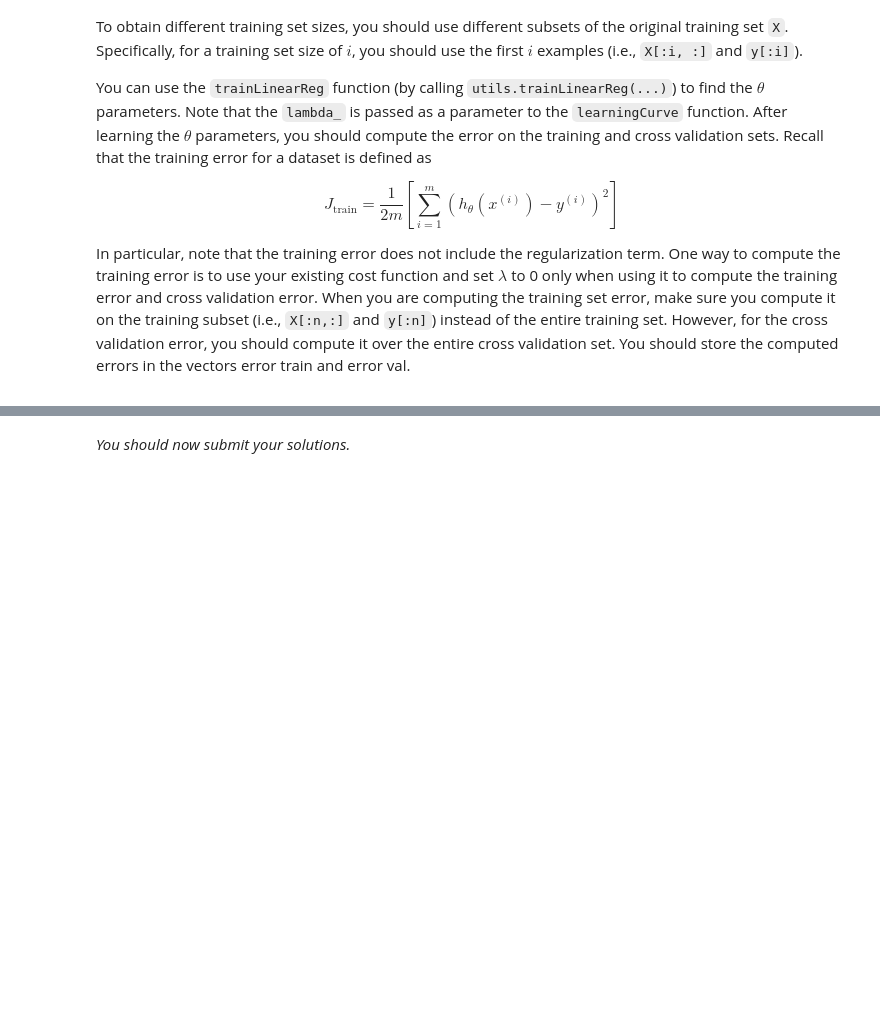
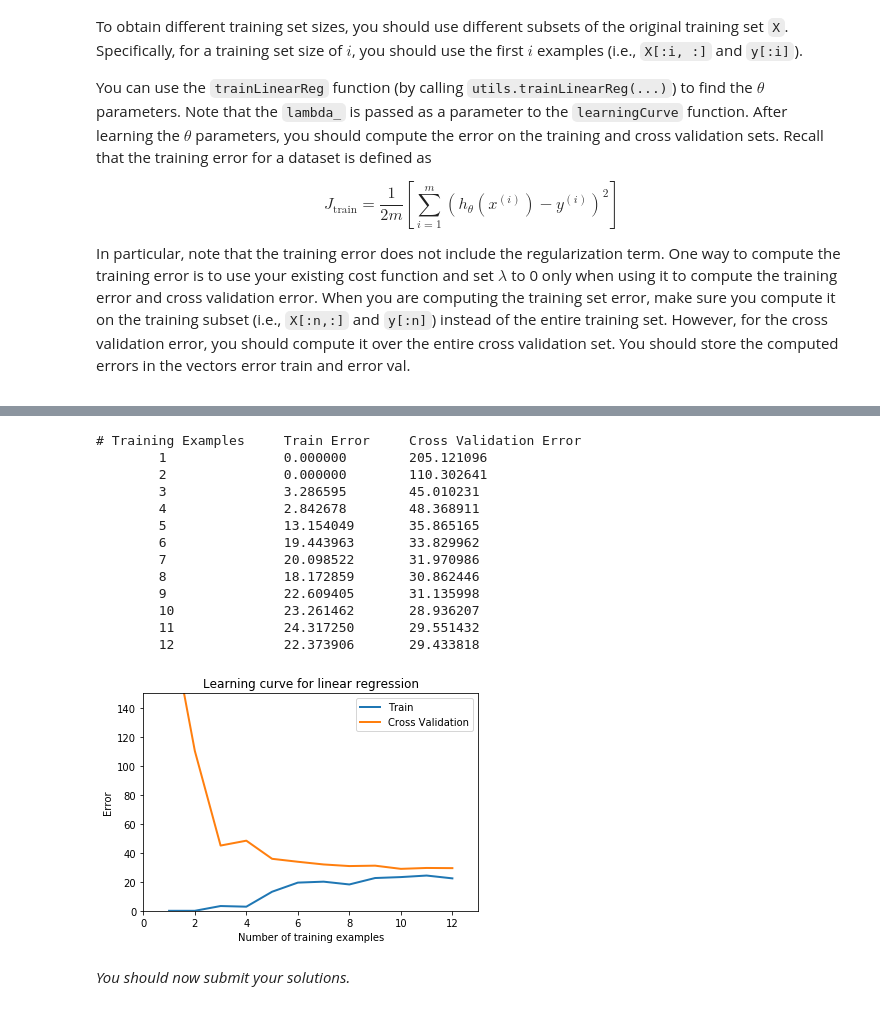
Before and after one commit to indrikwijaya/ml-coursera-python-assignments, a Jupyter notebook: Exercise5/exercise5.ipynb, the cells around one changed output, grey strips where cells are left out. Saved outputs shown, nothing was run; the diff lists cells and outputs as text; code cells hidden in the pictures; blank space fills up the shorter version.

```diff
--- a/Exercise5/exercise5.ipynb
+++ b/Exercise5/exercise5.ipynb
@@ -355,7 +364,11 @@ def learningCurve(X, y, Xval, yval, lambda_=0):
     error_val   = np.zeros(m)
 
     # ====================== YOUR CODE HERE ======================
-
+    for i in range(1, m+1):
+        X_train, y_train = X[:i, :], y[:i]
+        theta_train = utils.trainLinearReg(linearRegCostFunction, X_train, y_train, lambda_)
+        error_train[i-1], _ = linearRegCostFunction(X_train, y_train, theta_train, lambda_)
+        error_val[i-1], _ = linearRegCostFunction(Xval, yval, theta_train, lambda_)
 
 
     # =============================================================
@@ -369,18 +382,33 @@ In the learning curve figure, you can observe that both the train error and cros
 # %%
 X_aug = np.concatenate([np.ones((m, 1)), X], axis=1)
 Xval_aug = np.concatenate([np.ones((yval.size, 1)), Xval], axis=1)
 error_train, error_val = learningCurve(X_aug, y, Xval_aug, yval, lambda_=0)
 
-pyplot.plot(np.arange(1, m+1), error_train, np.arange(1, m+1), error_val, lw=2)
-pyplot.title('Learning curve for linear regression')
-pyplot.legend(['Train', 'Cross Validation'])
-pyplot.xlabel('Number of training examples')
-pyplot.ylabel('Error')
-pyplot.axis([0, 13, 0, 150])
+plt.plot(np.arange(1, m+1), error_train, np.arange(1, m+1), error_val, lw=2)
+plt.title('Learning curve for linear regression')
+plt.legend(['Train', 'Cross Validation'])
+plt.xlabel('Number of training examples')
+plt.ylabel('Error')
+plt.axis([0, 13, 0, 150])
 
 print('# Training Examples\tTrain Error\tCross Validation Error')
 for i in range(m):
     print('  \t%d\t\t%f\t%f' % (i+1, error_train[i], error_val[i]))
+# %% [output]
+# Training Examples     Train Error     Cross Validation Error
+        1               0.000000        205.121096
+        2               0.000000        110.302641
+        3               3.286595        45.010231
+        4               2.842678        48.368911
+        5               13.154049       35.865165
+        6               19.443963       33.829962
+        7               20.098522       31.970986
+        8               18.172859       30.862446
+        9               22.609405       31.135998
+        10              23.261462       28.936207
+        11              24.317250       29.551432
+        12              22.373906       29.433818
+[figure, added]
 # %% [markdown]
 *You should now submit your solutions.*
 # %%
```
Also changed, not shown: parts of 8 cells of this notebook.
